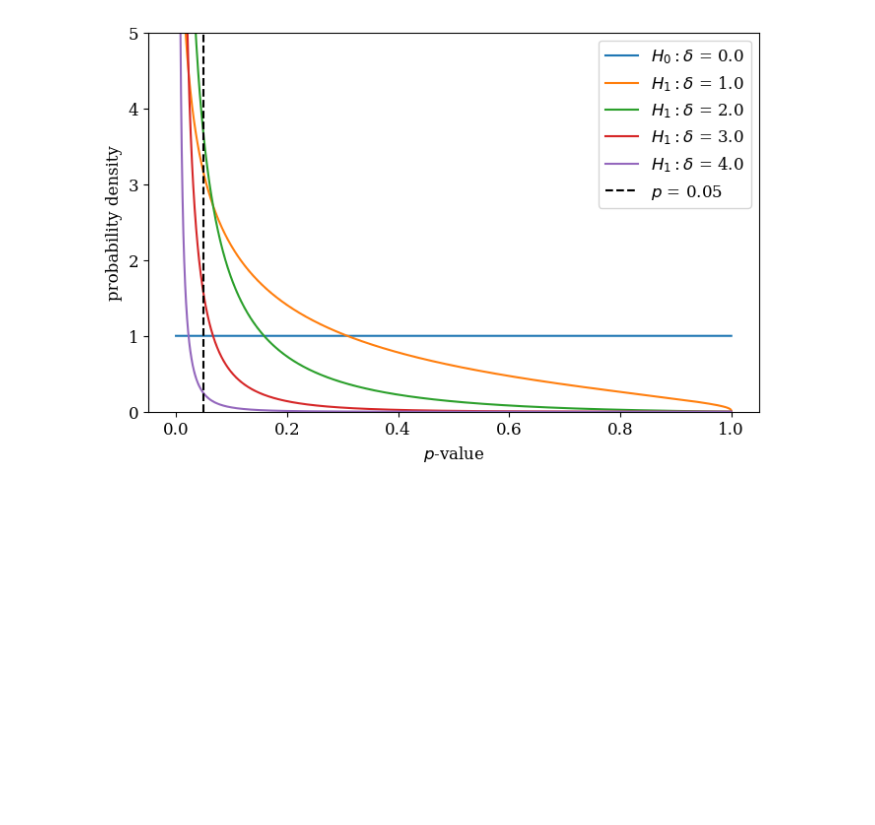
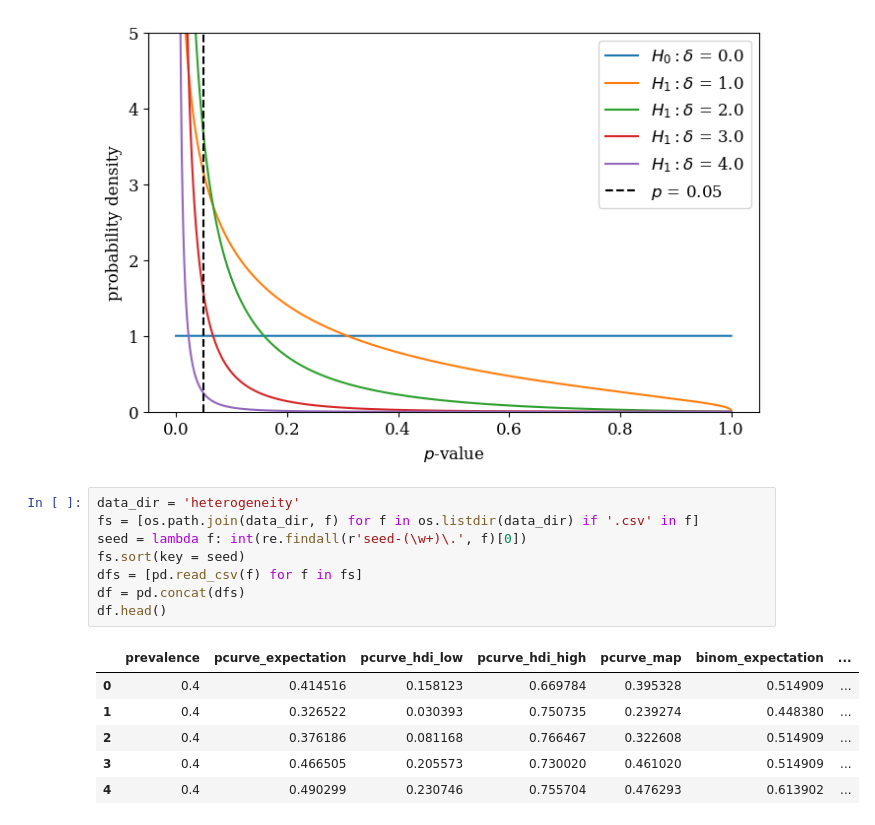
Before and after one commit to john-veillette/p2prev, a Jupyter notebook: simulations/viz.ipynb, the cells around one changed output. Drawn from its saved outputs; the diff is of its cells as text; blank space fills up the shorter version.

```diff
--- a/simulations/viz.ipynb
+++ b/simulations/viz.ipynb
@@ -363,3 +363,18 @@ plt.savefig(os.path.join('figures', 'pcurves.jpeg'), dpi = 500, bbox_inches = 't
 plt.show()
 # %% [output]
 [figure]
+# %%
+data_dir = 'heterogeneity'
+fs = [os.path.join(data_dir, f) for f in os.listdir(data_dir) if '.csv' in f]
+seed = lambda f: int(re.findall(r'seed-(\w+)\.', f)[0])
+fs.sort(key = seed)
+dfs = [pd.read_csv(f) for f in fs]
+df = pd.concat(dfs)
+df.head()
+# %% [output]
+|  | prevalence | pcurve_expectation | pcurve_hdi_low | pcurve_hdi_high | pcurve_map | binom_expectation | ... |
+| 0 | 0.4 | 0.414516 | 0.158123 | 0.669784 | 0.395328 | 0.514909 | ... |
+| 1 | 0.4 | 0.326522 | 0.030393 | 0.750735 | 0.239274 | 0.448380 | ... |
+| 2 | 0.4 | 0.376186 | 0.081168 | 0.766467 | 0.322608 | 0.514909 | ... |
+| 3 | 0.4 | 0.466505 | 0.205573 | 0.730020 | 0.461020 | 0.514909 | ... |
+| 4 | 0.4 | 0.490299 | 0.230746 | 0.755704 | 0.476293 | 0.613902 | ... |
```
Also changed, not shown: parts of 2 cells of this notebook, 2 other files.
